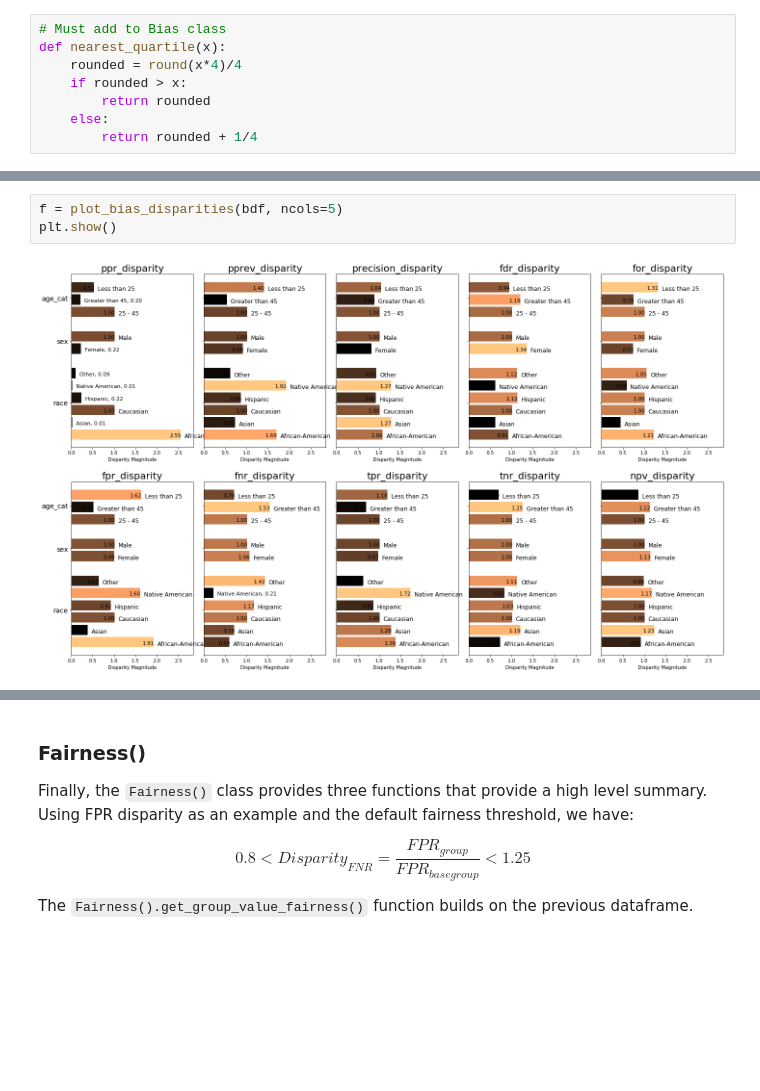
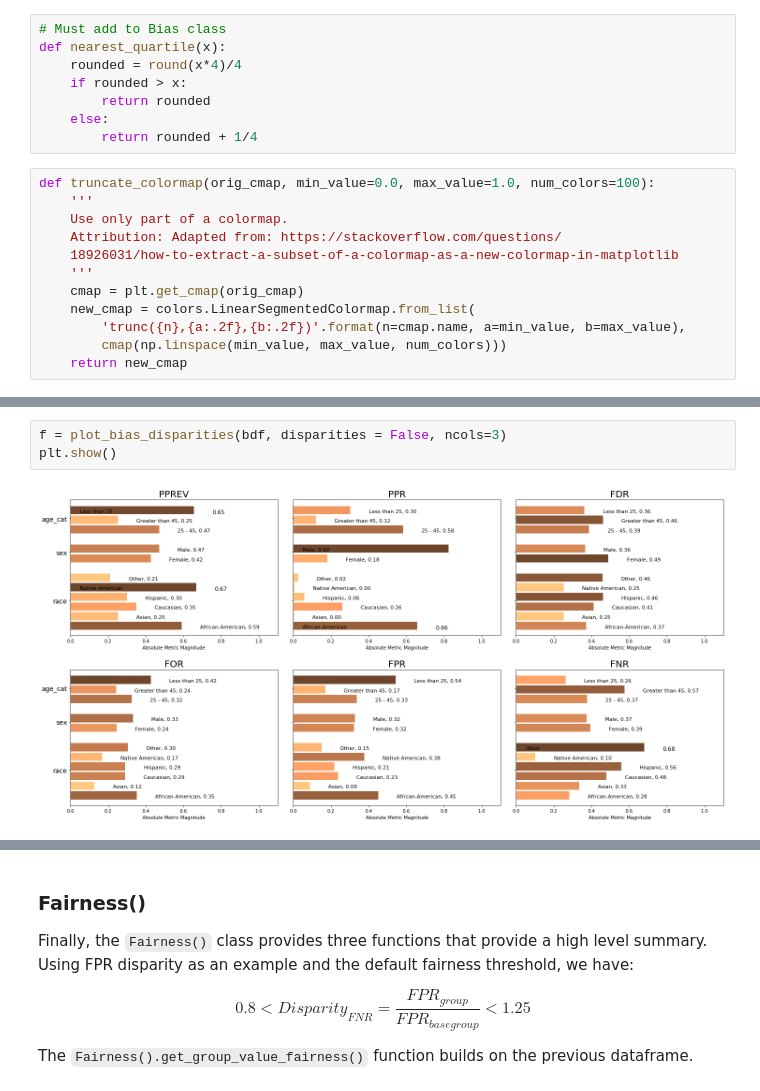
Before and after one commit to dssg/aequitas, a Jupyter notebook: docs/source/examples/compas_demo.ipynb, the cells around one changed output, grey strips where cells are left out. Cells and saved outputs as stored; diff of their text form; blank space fills up the shorter version.

```diff
--- a/docs/source/examples/compas_demo.ipynb
+++ b/docs/source/examples/compas_demo.ipynb
@@ -306,4 +306,16 @@ def nearest_quartile(x):
         return rounded
     else:
         return rounded + 1/4
+# %%
+def truncate_colormap(orig_cmap, min_value=0.0, max_value=1.0, num_colors=100):
+    '''
+    Use only part of a colormap.
+    Attribution: Adapted from: https://stackoverflow.com/questions/
+    18926031/how-to-extract-a-subset-of-a-colormap-as-a-new-colormap-in-matplotlib
+    '''
+    cmap = plt.get_cmap(orig_cmap)
+    new_cmap = colors.LinearSegmentedColormap.from_list(
+        'trunc({n},{a:.2f},{b:.2f})'.format(n=cmap.name, a=min_value, b=max_value),
+        cmap(np.linspace(min_value, max_value, num_colors)))
+    return new_cmap
 # %%
@@ -451,7 +484,7 @@ def plot_bias_disparities(disparities_table, plot_group_metrics=None, fillzeros=
         plt.show()
     return fig
 # %%
-f = plot_bias_disparities(bdf, ncols=5)
+f = plot_bias_disparities(bdf, disparities = False, ncols=3)
 plt.show()
 # %% [output]
-[figure, old version]
+[figure, new version]
```
Also changed, not shown: parts of 15 cells of this notebook.
